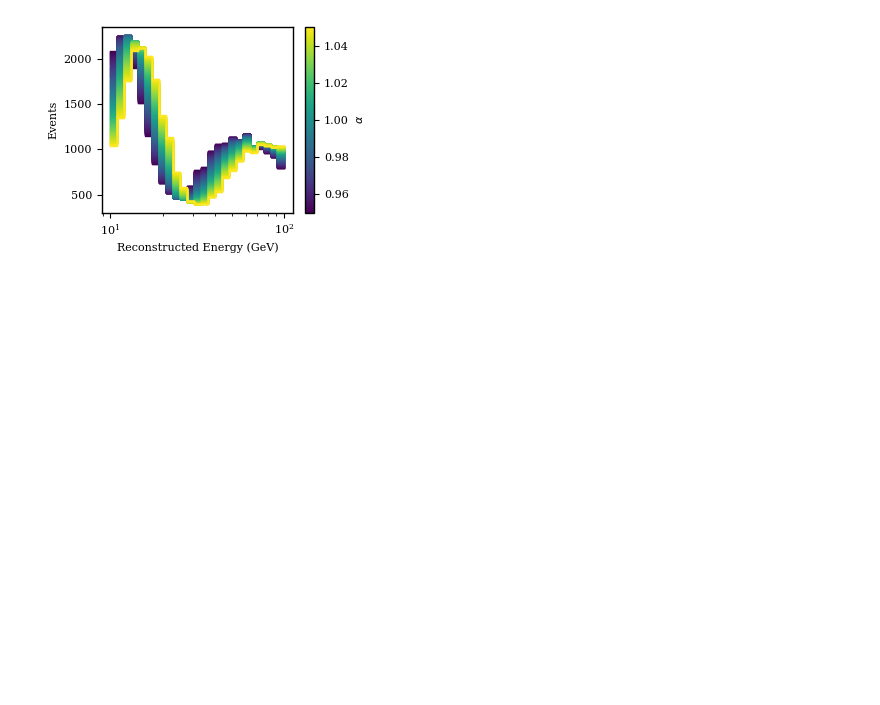
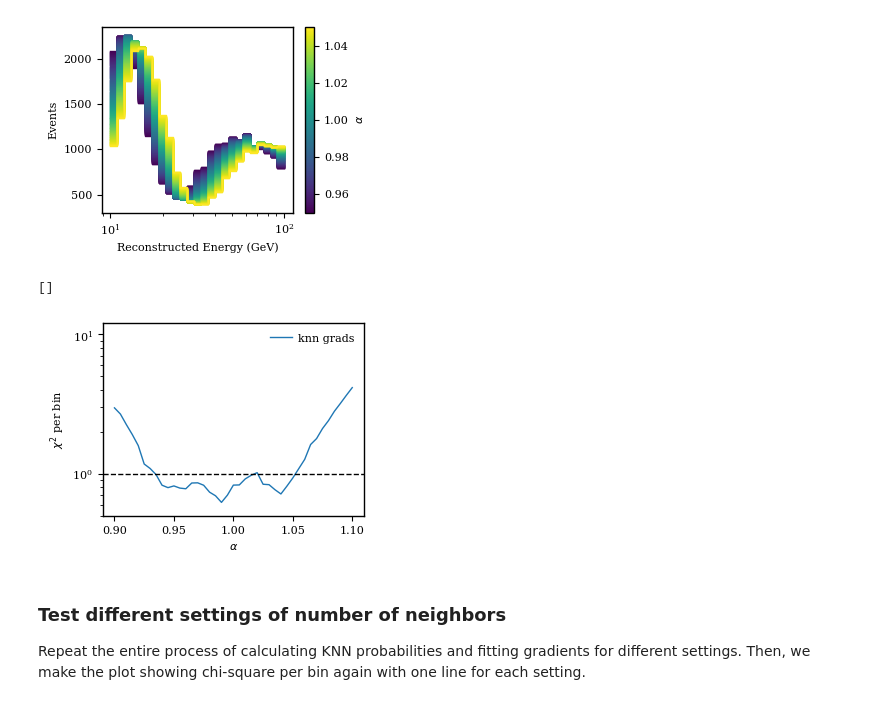
Before and after one commit to LeanderFischer/ultrasurfaces, a Jupyter notebook: Toy MC Paper Plots.ipynb, the cells around one changed output. Saved outputs shown, nothing was run; the diff lists cells and outputs as text; code cells hidden in the pictures; blank space fills up the shorter version.

```diff
--- a/Toy MC Paper Plots.ipynb
+++ b/Toy MC Paper Plots.ipynb
@@ -452,0 +488,27 @@ plt.show()
+# %%
+chi2_knn_grads = []
+mu_space = np.linspace(0.9, 1.1, 41)
+for mu in mu_space:
+    test_response = generator.Response(mu, default_response.sigma)
+    chi2_knn_grads.append(
+        chi_square_at_response(
+            df_with_grads, default_response, test_response, bin_edges
+        )
+    )
+# %%
+n_bins = len(bin_edges) - 1
+plt.plot(mu_space, np.asarray(chi2_knn_grads) / n_bins, label="knn grads")
+plt.axhline(1, color="k", linestyle="--")
+plt.xlabel(r"$\alpha$")
+plt.ylabel(r"$\chi^2$ per bin")
+plt.legend()
+plt.ylim(0.5, 12)
+plt.semilogy()
+# %% [output]
+[]
+[figure, added]
+# %% [markdown]
+### Test different settings of number of neighbors
+Repeat the entire process of calculating KNN probabilities and fitting gradients for
+different settings. Then, we make the plot showing chi-square per bin again with
+one line for each setting.
```
Also changed, not shown: parts of 7 cells of this notebook, 8 other files.
